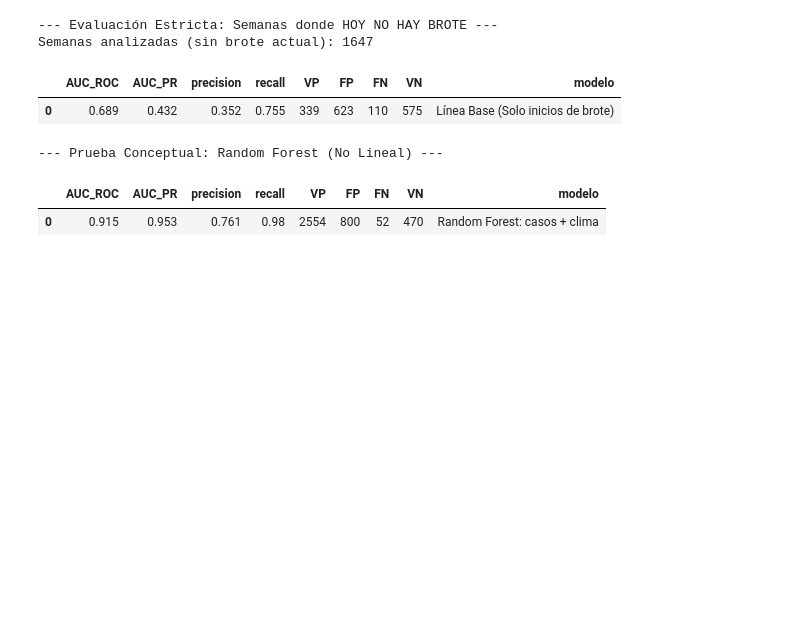
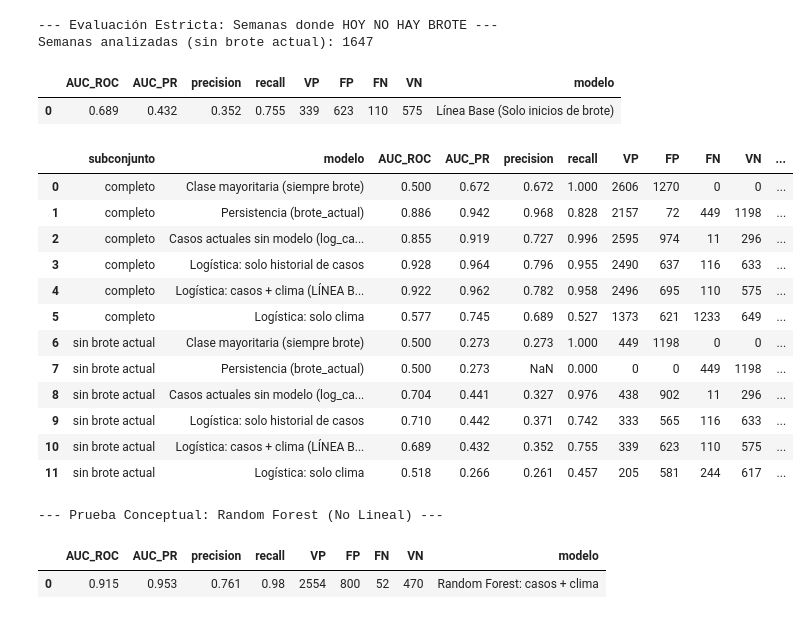
Before and after one commit to JhonTMich/minsadengue-bigdata, a Jupyter notebook: notebooks/modeloBase.ipynb, the cells around one changed output. Saved outputs shown, nothing was run; the diff lists cells and outputs as text; code cells hidden in the pictures; blank space fills up the shorter version.

Commit message:
feat: lineas base ingenuas para evaluar el modelo base
Compara con clase mayoritaria, persistencia, casos sin modelo y solo clima, en el conjunto completo y en semanas sin brote activo

```diff
--- a/notebooks/modeloBase.ipynb
+++ b/notebooks/modeloBase.ipynb
@@ -266,6 +266,42 @@ display(pd.DataFrame([res_estricto]))
 Semanas analizadas (sin brote actual): 1647
 |  | AUC_ROC | AUC_PR | precision | recall | VP | FP | FN | VN | modelo |
 | 0 | 0.689 | 0.432 | 0.352 | 0.755 | 339 | 623 | 110 | 575 | Línea Base (Solo inicios de brote) |
+# %%
+# Líneas base ingenuas (sección 4.2): con 67 % de semanas positivas en prueba, el AUC solo
+# tiene sentido comparado con reglas que no aprenden nada
+modelos["Logística: solo clima"] = entrenar(VARS_CLIMA)
+con_prob = lambda m: m.transform(test).withColumn("prob", vector_to_array("probability")[1])
+evaluaciones = {"Clase mayoritaria (siempre brote)": (test.withColumn("prob", F.lit(1.0)), "prob"),
+                "Persistencia (brote_actual)": (test, "brote_actual"),
+                "Casos actuales sin modelo (log_casos)": (test, "log_casos"),
+                **{nombre: (con_prob(m), "prob") for nombre, m in modelos.items()}}
+
+filas = []
+for subconjunto, filtro in {"completo": F.lit(True), "sin brote actual": F.col("brote_actual") == 0}.items():
+    for nombre, (df, col) in evaluaciones.items():
+        r = metricas(df.filter(filtro), col)
+        n = r["VP"] + r["FP"] + r["FN"] + r["VN"]
+        filas.append({"subconjunto": subconjunto, "modelo": nombre, **r,
+                      "exactitud": round((r["VP"] + r["VN"]) / n, 3),
+                      "especificidad": round(r["VN"] / (r["VN"] + r["FP"]), 3) if r["VN"] + r["FP"] else None})
+
+lineas_base = pd.DataFrame(filas)   # en "Casos actuales sin modelo" solo vale el AUC
+display(lineas_base)
+lineas_base.to_csv(dir_met / "lineas_base.csv", index=False)
+# %% [output]
+|  | subconjunto | modelo | AUC_ROC | AUC_PR | precision | recall | VP | FP | FN | VN | ... |
+| 0 | completo | Clase mayoritaria (siempre brote) | 0.500 | 0.672 | 0.672 | 1.000 | 2606 | 1270 | 0 | 0 | ... |
+| 1 | completo | Persistencia (brote_actual) | 0.886 | 0.942 | 0.968 | 0.828 | 2157 | 72 | 449 | 1198 | ... |
+| 2 | completo | Casos actuales sin modelo (log_ca... | 0.855 | 0.919 | 0.727 | 0.996 | 2595 | 974 | 11 | 296 | ... |
+| 3 | completo | Logística: solo historial de casos | 0.928 | 0.964 | 0.796 | 0.955 | 2490 | 637 | 116 | 633 | ... |
+| 4 | completo | Logística: casos + clima (LÍNEA B... | 0.922 | 0.962 | 0.782 | 0.958 | 2496 | 695 | 110 | 575 | ... |
+| 5 | completo | Logística: solo clima | 0.577 | 0.745 | 0.689 | 0.527 | 1373 | 621 | 1233 | 649 | ... |
+| 6 | sin brote actual | Clase mayoritaria (siempre brote) | 0.500 | 0.273 | 0.273 | 1.000 | 449 | 1198 | 0 | 0 | ... |
+| 7 | sin brote actual | Persistencia (brote_actual) | 0.500 | 0.273 | NaN | 0.000 | 0 | 0 | 449 | 1198 | ... |
+| 8 | sin brote actual | Casos actuales sin modelo (log_ca... | 0.704 | 0.441 | 0.327 | 0.976 | 438 | 902 | 11 | 296 | ... |
+| 9 | sin brote actual | Logística: solo historial de casos | 0.710 | 0.442 | 0.371 | 0.742 | 333 | 565 | 116 | 633 | ... |
+| 10 | sin brote actual | Logística: casos + clima (LÍNEA B... | 0.689 | 0.432 | 0.352 | 0.755 | 339 | 623 | 110 | 575 | ... |
+| 11 | sin brote actual | Logística: solo clima | 0.518 | 0.266 | 0.261 | 0.457 | 205 | 581 | 244 | 617 | ... |
 # %%
 from pyspark.ml.classification import RandomForestClassifier
 
```
